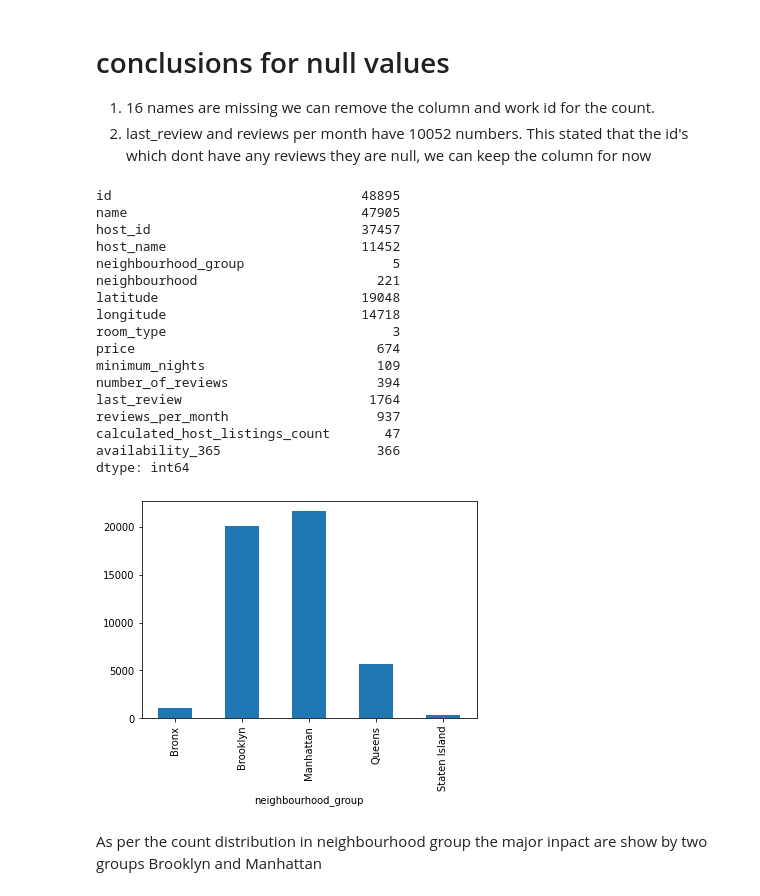
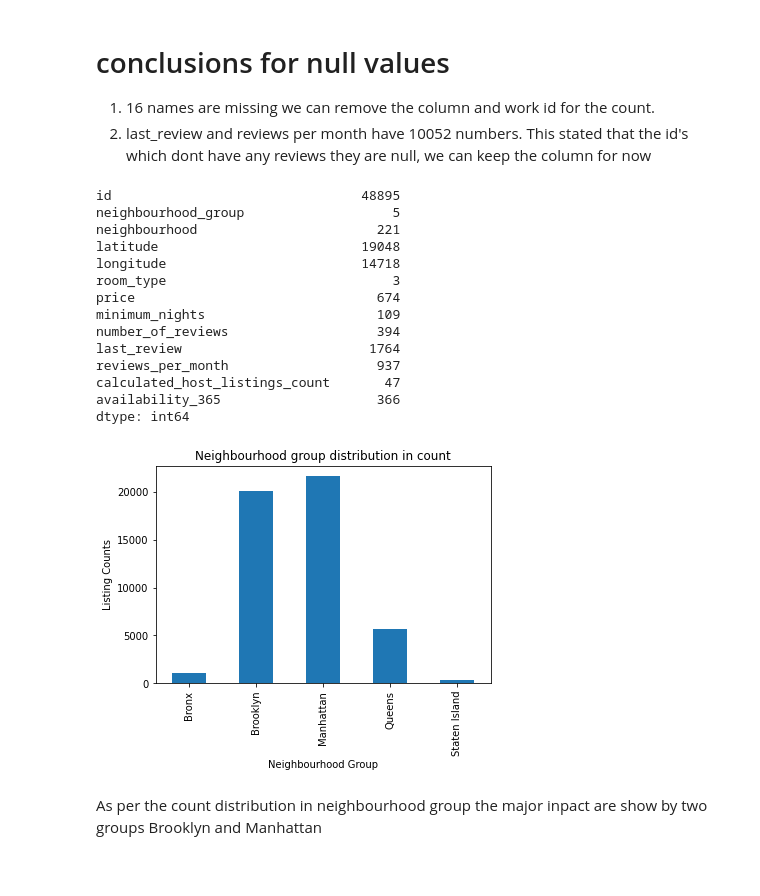
Before and after one commit to Pronoy2324/project, a Jupyter notebook: Airbnb.ipynb, the cells around one changed output. Drawn from its saved outputs; the diff is of its cells as text; code cells hidden in the pictures.

```diff
--- a/Airbnb.ipynb
+++ b/Airbnb.ipynb
@@ -77,12 +97,9 @@ dtype: int64
 # %%
 # Finding catagorical value.
 
-df.nunique()
+data.nunique()
 # %% [output]
 id                                48895
-name                              47905
-host_id                           37457
-host_name                         11452
 neighbourhood_group                   5
 neighbourhood                       221
 latitude                          19048
@@ -103,8 +116,11 @@ data2=df.groupby(by='neighbourhood_group')['id'].count()
-# %%
-data2.plot.bar(x='neighbourhood_group',y='id')
-plt.show()
-# %% [output]
-[figure, removed]
+# %%
+data.groupby(by=data['neighbourhood_group']).count()['id'].plot.bar()
+plt.xlabel("Neighbourhood Group")
+plt.ylabel("Listing Counts")
+plt.title("Neighbourhood group distribution in count")
+plt.show()
+# %% [output]
+[figure, added]
 # %% [markdown]
 As per the count distribution in neighbourhood group the major inpact are show by two groups Brooklyn and Manhattan
 # %% [markdown]
```
Also changed, not shown: parts of 14 cells of this notebook.
